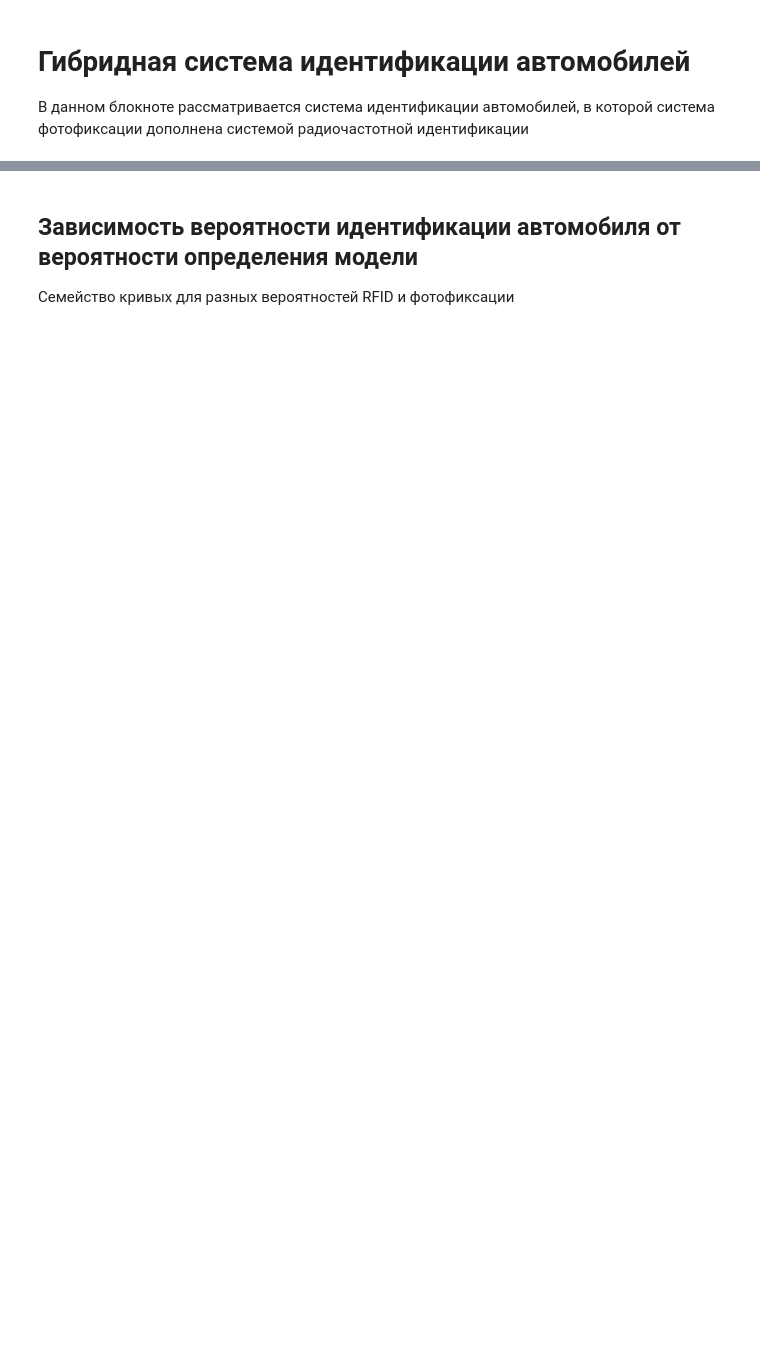
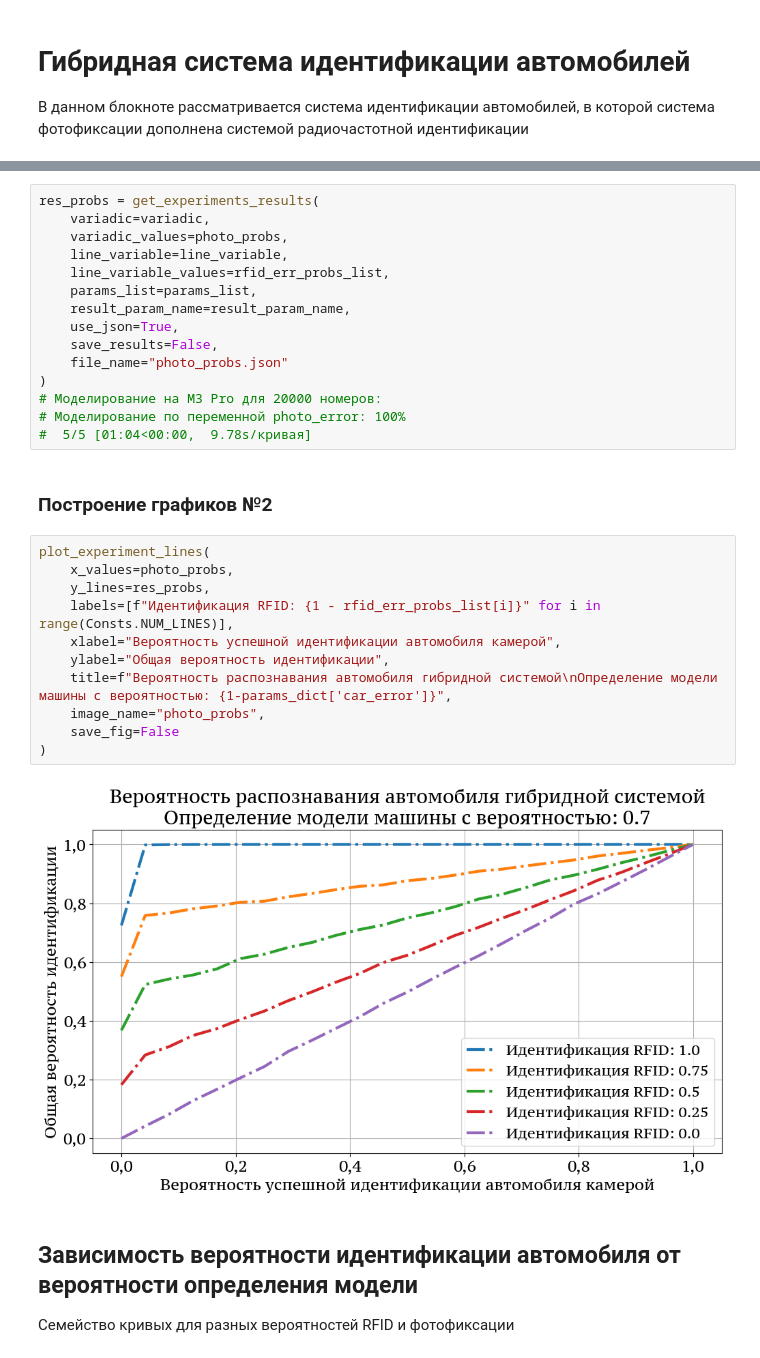
Before and after one commit to VilmenAbramian/simulation, a Jupyter notebook: pysim/experiments/notebooks/hybrid.ipynb, the cells around one changed output, grey strips where cells are left out. Cells and saved outputs as stored; diff of their text form; blank space fills up the shorter version.

Commit message:
Refactor all experiments

```diff
--- a/pysim/experiments/notebooks/hybrid.ipynb
+++ b/pysim/experiments/notebooks/hybrid.ipynb
@@ -163,3 +106,33 @@ plt.grid()
+# %%
+res_probs = get_experiments_results(
+    variadic=variadic,
+    variadic_values=photo_probs,
+    line_variable=line_variable,
+    line_variable_values=rfid_err_probs_list,
+    params_list=params_list,
+    result_param_name=result_param_name,
+    use_json=True,
+    save_results=False,
+    file_name="photo_probs.json"
+)
+# Моделирование на M3 Pro для 20000 номеров:
+# Моделирование по переменной photo_error: 100%
+#  5/5 [01:04<00:00,  9.78s/кривая]
+# %% [markdown]
+### Построение графиков №2
+# %%
+plot_experiment_lines(
+    x_values=photo_probs,
+    y_lines=res_probs,
+    labels=[f"Идентификация RFID: {1 - rfid_err_probs_list[i]}" for i in range(Consts.NUM_LINES)],
+    xlabel="Вероятность успешной идентификации автомобиля камерой",
+    ylabel="Общая вероятность идентификации",
+    title=f"Вероятность распознавания автомобиля гибридной системой\nОпределение модели машины с вероятностью: {1-params_dict['car_error']}",
+    image_name="photo_probs",
+    save_fig=False
+)
+# %% [output]
+[figure, added]
 # %% [markdown]
 ## Зависимость вероятности идентификации автомобиля от **вероятности определения модели**
 Семейство кривых для разных вероятностей RFID и фотофиксации
```
Also changed, not shown: parts of 47 cells of this notebook, 20 other files.
